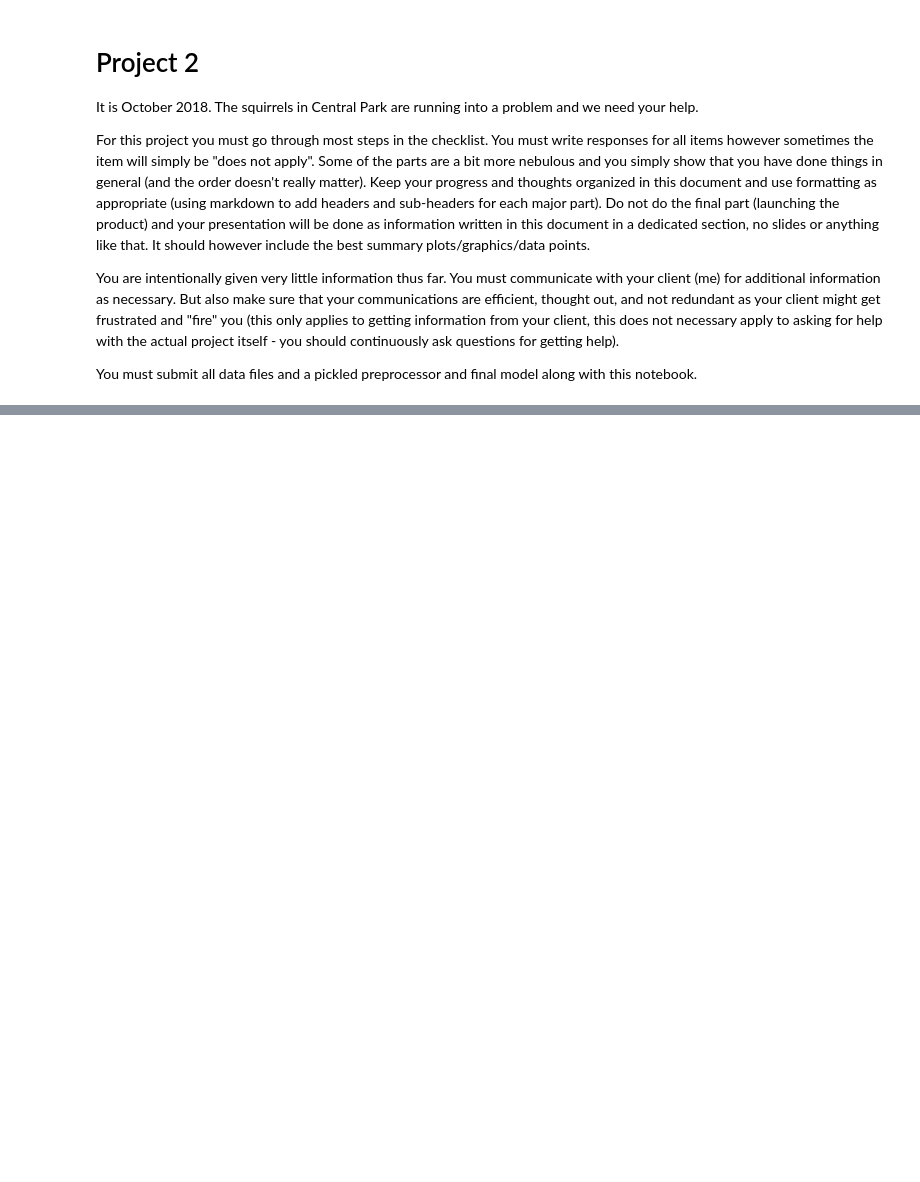
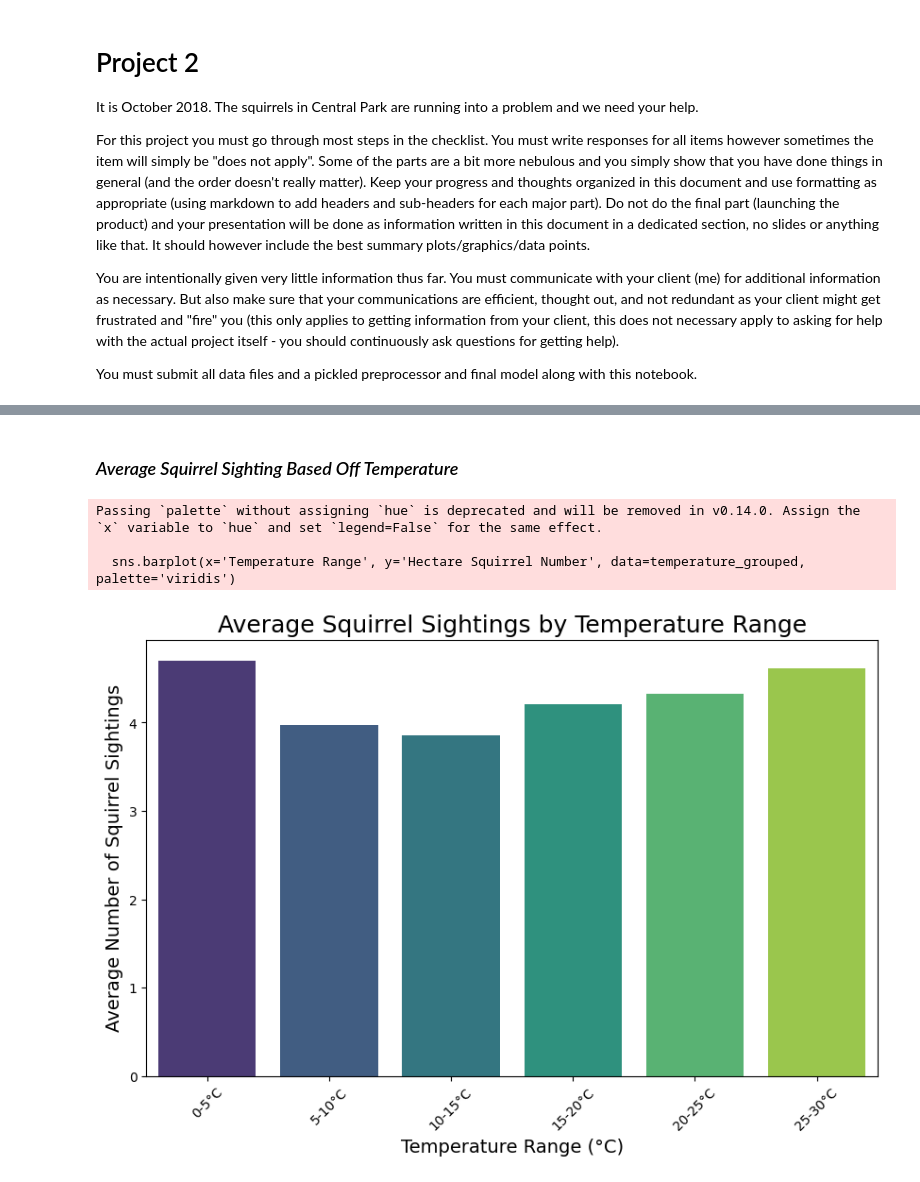
Before and after one commit to coleaydelotte/Nutosis, a Jupyter notebook: Nutosis.ipynb, the cells around one changed output, grey strips where cells are left out. Cells and saved outputs as stored; diff of their text form; code cells hidden in the pictures; blank space fills up the shorter version.

```diff
--- a/Nutosis.ipynb
+++ b/Nutosis.ipynb
@@ -73,0 +162,24 @@ data.to_csv("merged_data.csv", index=False)
+# %% [markdown]
+### *Average Squirrel Sighting Based Off Temperature*
+# %%
+# Create temperature bins for grouping
+bins = [0, 5, 10, 15, 20, 25, 30]
+labels = ['0-5°C', '5-10°C', '10-15°C', '15-20°C', '20-25°C', '25-30°C']
+data['Temperature Range'] = pd.cut(data['temperature_2m (°C)'], bins=bins, labels=labels)
+
+# Group by temperature range and calculate the mean number of squirrel sightings
+temperature_grouped = data.groupby('Temperature Range')['Hectare Squirrel Number'].mean().reset_index()
+
+# Create the bar plot
+plt.figure(figsize=(10,6))
+sns.barplot(x='Temperature Range', y='Hectare Squirrel Number', data=temperature_grouped, palette='viridis')
+plt.title('Average Squirrel Sightings by Temperature Range', fontsize=18)
+plt.xlabel('Temperature Range (°C)', fontsize=14)
+plt.ylabel('Average Number of Squirrel Sightings', fontsize=14)
+plt.xticks(rotation=45)
+plt.show()
+# %% [output]
+Passing `palette` without assigning `hue` is deprecated and will be removed in v0.14.0. Assign the `x` variable to `hue` and set `legend=False` for the same effect.
+
+  sns.barplot(x='Temperature Range', y='Hectare Squirrel Number', data=temperature_grouped, palette='viridis')
+[figure, added]
```
Also changed, not shown: parts of 22 cells of this notebook, 1 other file.
